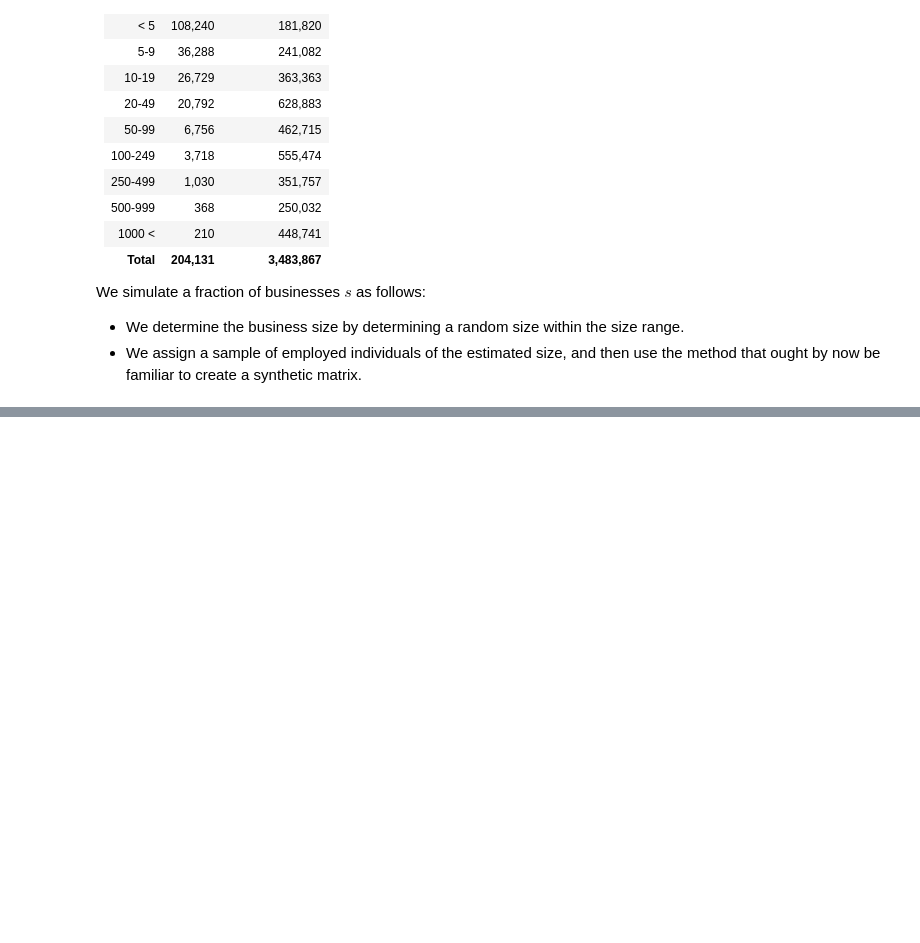
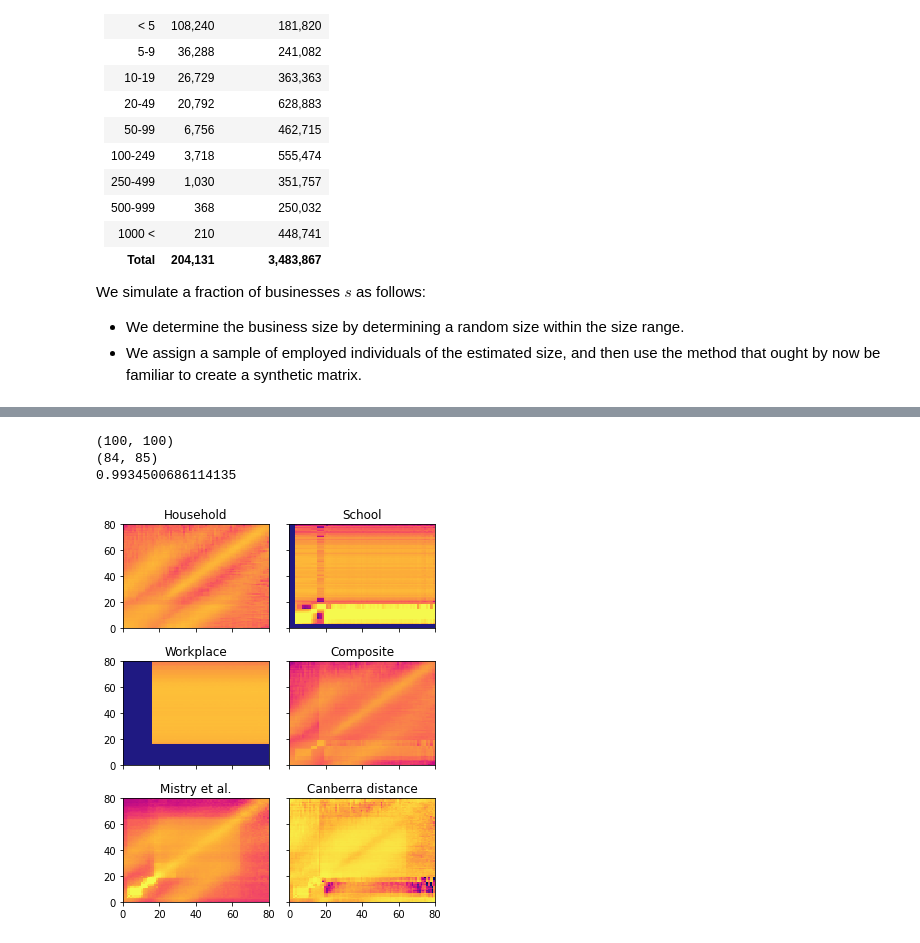
Before and after one commit to chrisvoncsefalvay/computational-infectious-disease, a Jupyter notebook: ch03/contact_matrix/Contact matrix inference.ipynb, the cells around one changed output, grey strips where cells are left out. Saved outputs shown, nothing was run; the diff lists cells and outputs as text; code cells hidden in the pictures; blank space fills up the shorter version.

```diff
--- a/ch03/contact_matrix/Contact matrix inference.ipynb
+++ b/ch03/contact_matrix/Contact matrix inference.ipynb
@@ -432,8 +575,11 @@ def generate_linear_combination(household_matrix: np.array,
 # %%
-def plot_matrix(mat, ax, bad_cmap=1e-6, cmap=cc.cm.CET_L8, vmin=1e-6, vmax=0.8):
-    cmap.set_bad(cmap(bad_cmap), 1)
+def plot_matrix(mat, ax, cmap=cc.cm.CET_L8, vmin=1e-6, vmax=0.8, **kwargs):
+    if "bad_cmap" in kwargs.keys():
+        cmap.set_bad(cmap(kwargs["bad_cmap"]), 1)
+    else:
+        cmap.set_bad(cmap(vmin), 1)
 
-    pcm = ax.pcolormesh(np.ma.masked_where(mat.T == 0, mat.T),
+    pcm = ax.pcolormesh(np.ma.masked_where(mat.T == 0, mat.T)[:80, :80],
                          cmap=cmap,
                          norm=LogNorm(vmin=vmin, vmax=vmax),
                          rasterized=True)
@@ -441,6 +587,7 @@ def plot_matrix(mat, ax, bad_cmap=1e-6, cmap=cc.cm.CET_L8, vmin=1e-6, vmax=0.8):
 def plot_linear_combination(household_matrix: np.array,
                             school_matrix: np.array,
                             workplace_matrix: np.array,
+                            comparator_matrix: np.array,
                             multiplier: np.array,
                             figure_name = "linear_combination.pdf",
                             vmins: Iterable = (1e-7, 1e-7, 1e-7, 1e-7),
@@ -451,16 +598,32 @@ def plot_linear_combination(household_matrix: np.array,
 
     final_matrix = generate_linear_combination(household_matrix, school_matrix, workplace_matrix, multiplier)
 
-    fig, axs = plt.subplots(nrows=2, ncols=2, figsize=(7, 7), sharex=True, sharey=True)
+    fig, axs = plt.subplots(nrows=3, ncols=2, figsize=(5, 6), sharex=True, sharey=True)
 
     household, school = axs[0, :]
     work, total = axs[1, :]
+    comparator, comparison = axs[2, :]
 
-    plot_matrix(households_cm, household)
-    plot_matrix(schools_cm, school)
-    plot_matrix(workplaces_cm, work)
-    plot_matrix(final_matrix, total)
+    print(final_matrix.shape)
+    print(comparator_matrix.shape)
 
+    plot_matrix(household_matrix, household, cmap=cmap, vmin=vmins[0], vmax=vmaxes[0])
+    plot_matrix(school_matrix, school, cmap=cmap, vmin=vmins[1], vmax=vmaxes[1])
+    plot_matrix(workplace_matrix, work, cmap=cmap, vmin=vmins[2], vmax=vmaxes[2])
+    plot_matrix(final_matrix, total, cmap=cmap, vmin=vmins[3], vmax=vmaxes[3])
+    plot_matrix(comparator_matrix, comparator, cmap=cmap, vmin=1e-3, vmax=1)
+
+    print(np.max(canberra_distance(final_matrix, comparator_matrix)))
+    plot_matrix(canberra_distance(final_matrix, comparator_matrix), comparison, cmap=cmap, vmin=1e-1, vmax=1)
+
+    household.set_title("Household")
+    school.set_title("School")
+    work.set_title("Workplace")
+    total.set_title("Composite")
+    comparator.set_title("Mistry et al.")
+    comparison.set_title("Canberra distance")
+
+    plt.tight_layout()
     plt.savefig(figure_name)
 
     plt.show()
@@ -468,0 +630,13 @@ plot_linear_combination(households_)
+# %%
+plot_linear_combination(households_cm,
+                        schools_cm,
+                        workplaces_cm,
+                        mistry_matrix,
+                        optimised_linear_coefficients,
+                        vmins=[1e-6, 1e-7, 1e-8, 1e-5, 1e-4],
+                        vmaxes=[1, 1e-1, 1, 1, 1])
+# %% [output]
+(100, 100)
+(84, 85)
+0.9934500686114135
+[figure, added]
```
Also changed, not shown: parts of 28 cells of this notebook, 4 other files.
